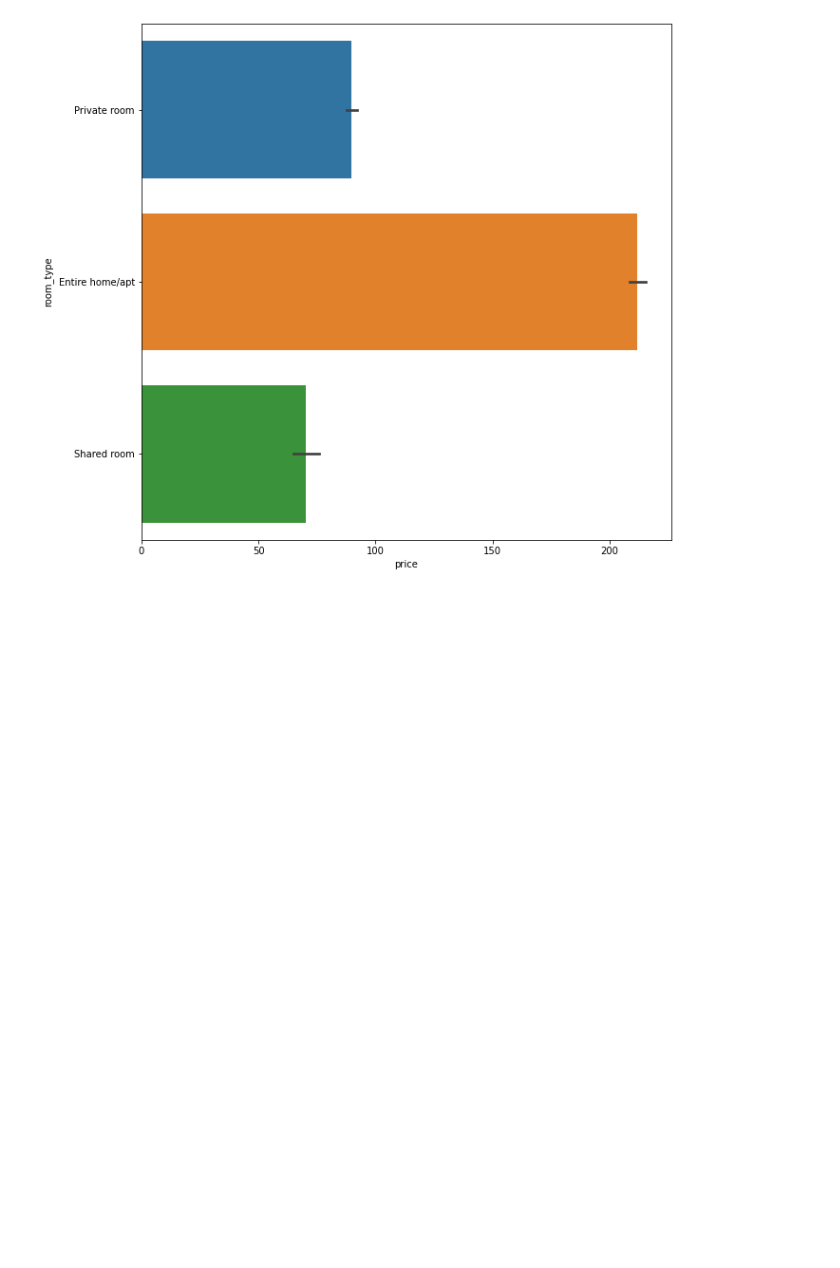
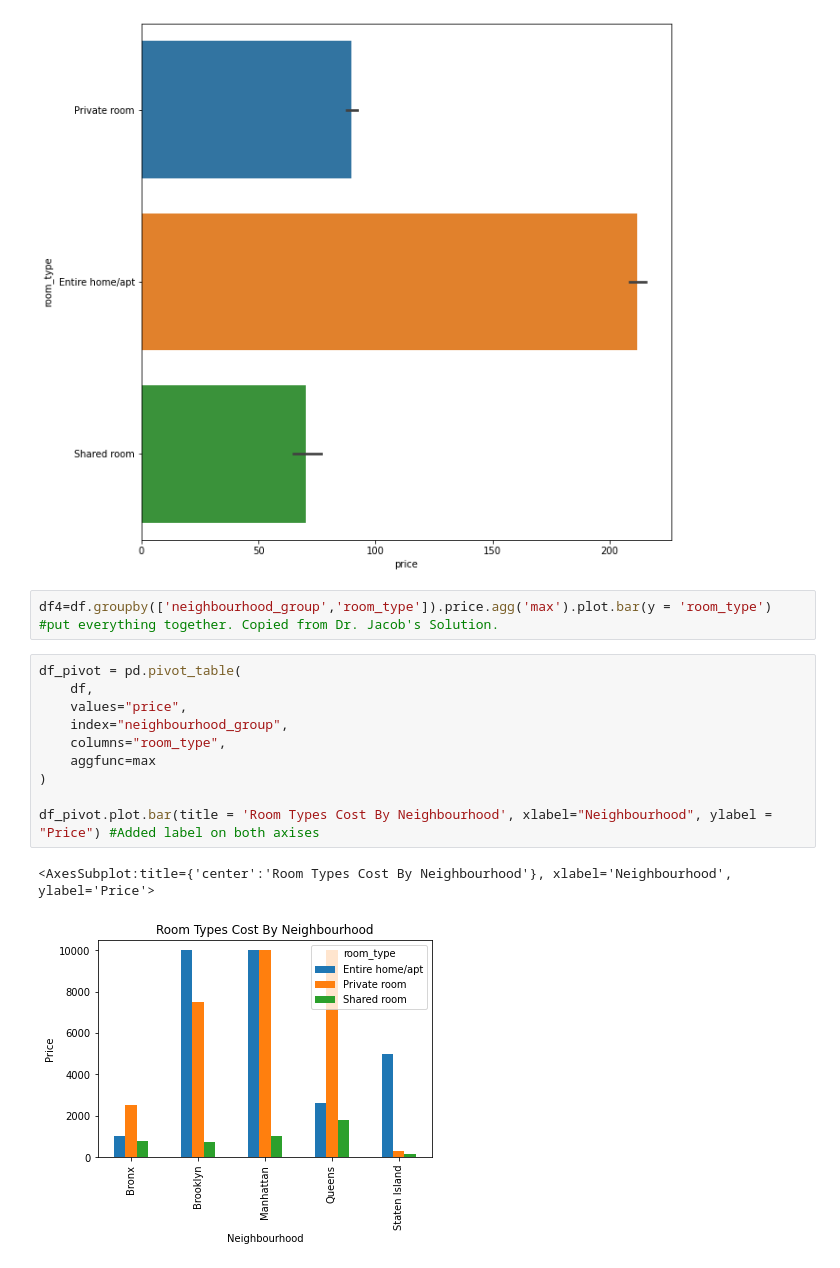
Before and after one commit to sovikapoudel/Data-Visualiation-Spring-2022, a Jupyter notebook: Quiz_24.ipynb, the cells around one changed output. Saved outputs shown, nothing was run; the diff lists cells and outputs as text; blank space fills up the shorter version.

```diff
--- a/Quiz_24.ipynb
+++ b/Quiz_24.ipynb
@@ -80,3 +80,18 @@ plt.figure(figsize=(10,10))
 df2 = sns.barplot(data=df1, x='price',y='room_type') #this is just interchanging the axises and for some reason I need to define the detaset everytime or run all from the begining.
 # %% [output]
 [figure]
+# %%
+df4=df.groupby(['neighbourhood_group','room_type']).price.agg('max').plot.bar(y = 'room_type') #put everything together. Copied from Dr. Jacob's Solution.
+# %%
+df_pivot = pd.pivot_table(
+    df,
+    values="price",
+    index="neighbourhood_group",
+    columns="room_type",
+    aggfunc=max
+)
+
+df_pivot.plot.bar(title = 'Room Types Cost By Neighbourhood', xlabel="Neighbourhood", ylabel = "Price") #Added label on both axises
+# %% [output]
+<AxesSubplot:title={'center':'Room Types Cost By Neighbourhood'}, xlabel='Neighbourhood', ylabel='Price'>
+[figure, added]
```
Also changed, not shown: parts of 2 cells of this notebook.
